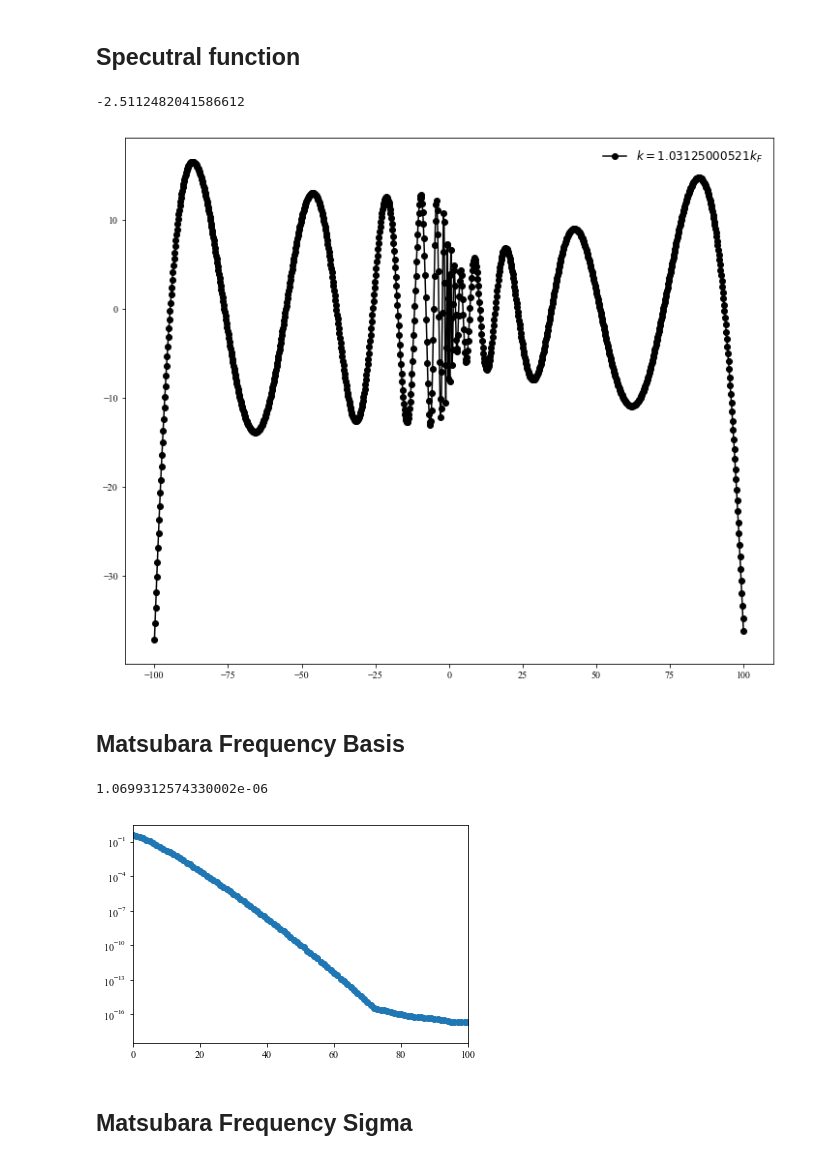
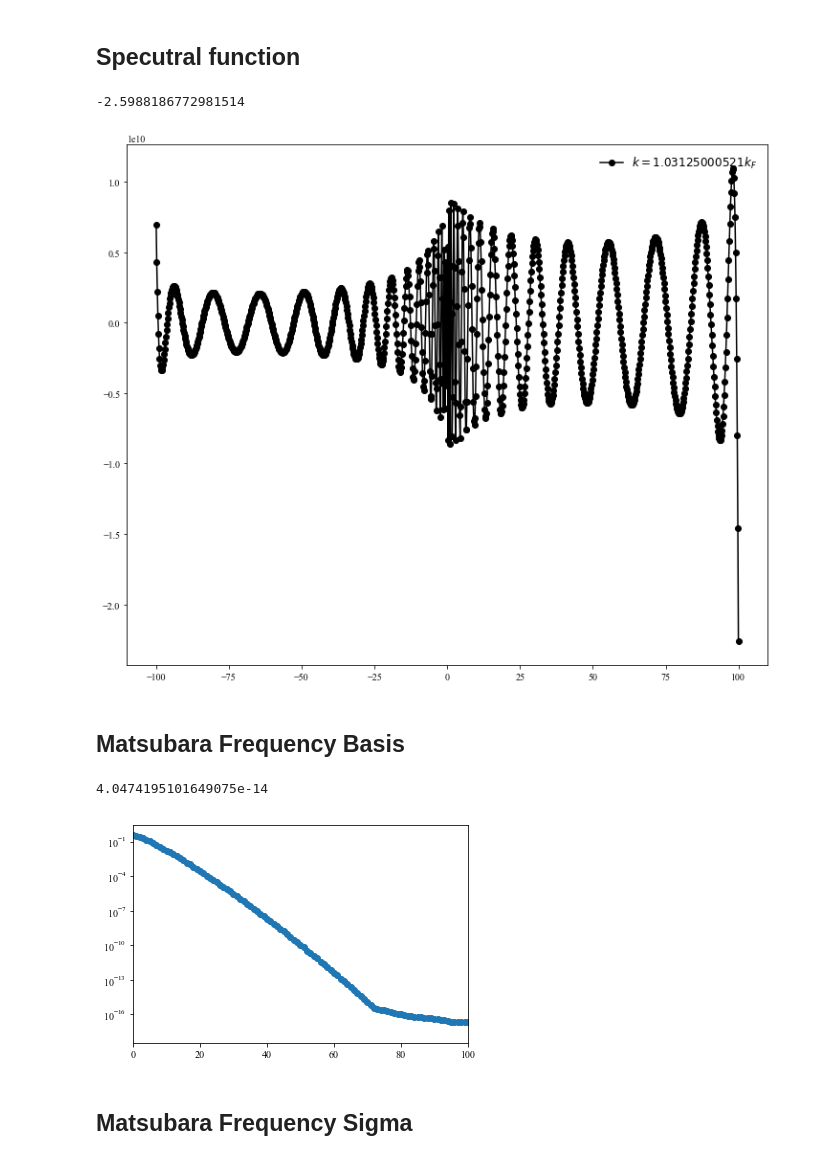
Before and after one commit to kunyuan/ParquetMC, a Jupyter notebook: sigma_basis.ipynb, the cells around one changed output. Saved outputs shown, nothing was run; the diff lists cells and outputs as text; code cells hidden in the pictures.

```diff
--- a/sigma_basis.ipynb
+++ b/sigma_basis.ipynb
@@ -163,28 +164,28 @@ plt.show()
 ## Specutral function
 # %%
 ss=np.zeros((Nt, Nw))
-Nsvd=32
+Nsvd=64
 for i in range(Nsvd):
     ss[i, i]=1.0/s[i]
 
 InvKernel=np.dot(np.dot(v.T, ss), u.T)
 spectral=np.dot(SigmaT, InvKernel)
 
 print np.sum(spectral)*2.0*Wmax/Nw/2.0/np.pi
 
 fig, ax = plt.subplots(figsize=(12, 10))
 
 ax.plot(w, spectral, 'ko-', label="$k={0}k_F$".format(MomGrid[q]/Para.kF))
 
 #ax.set_yscale("log")
 #ax.set_xlim([0.0, 0.2])
 #ax.set_ylim([0.0, 0.1])
 #ax.set_xlim([TauGrid[0]/Para.Beta, TauGrid[-1]/Para.Beta])
 plt.legend(loc=1, frameon=False, fontsize=size)
 plt.show()
 # %% [output]
--2.5112482041586612
+-2.5988186772981514
-[figure, old version]
+[figure, new version]
 # %% [markdown]
 ## Matsubara Frequency Basis
 # %%
@@ -211,7 +212,7 @@ plt.yscale('log')
 plt.xlim([0.0, 100])
 plt.show()
 # %% [output]
-1.0699312574330002e-06
+4.0474195101649075e-14
 [figure]
 # %% [markdown]
 ## Matsubara Frequency Sigma
```
Also changed, not shown: parts of 7 cells of this notebook, 7 other files.
